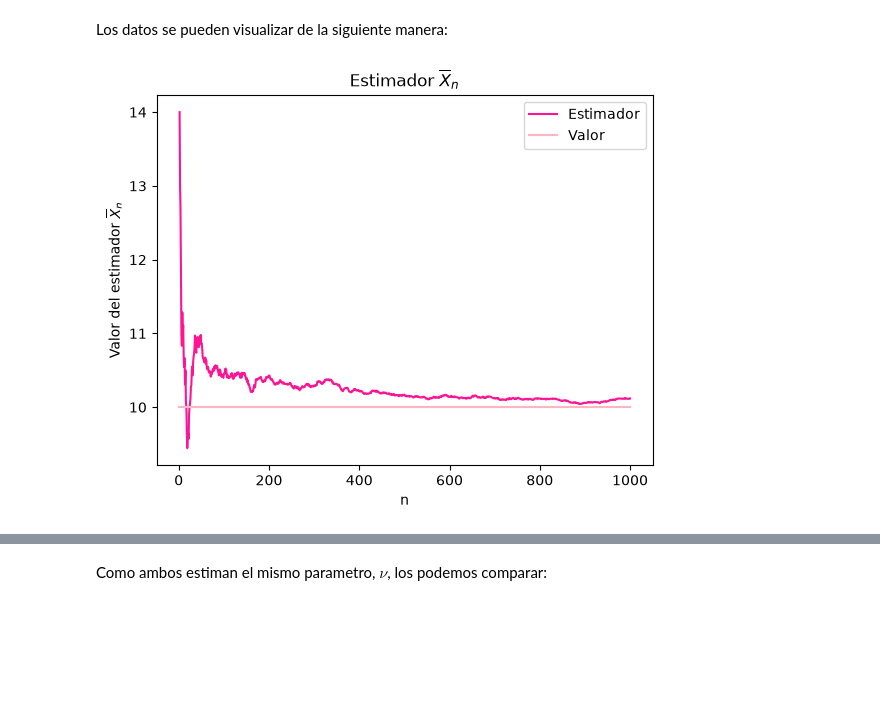
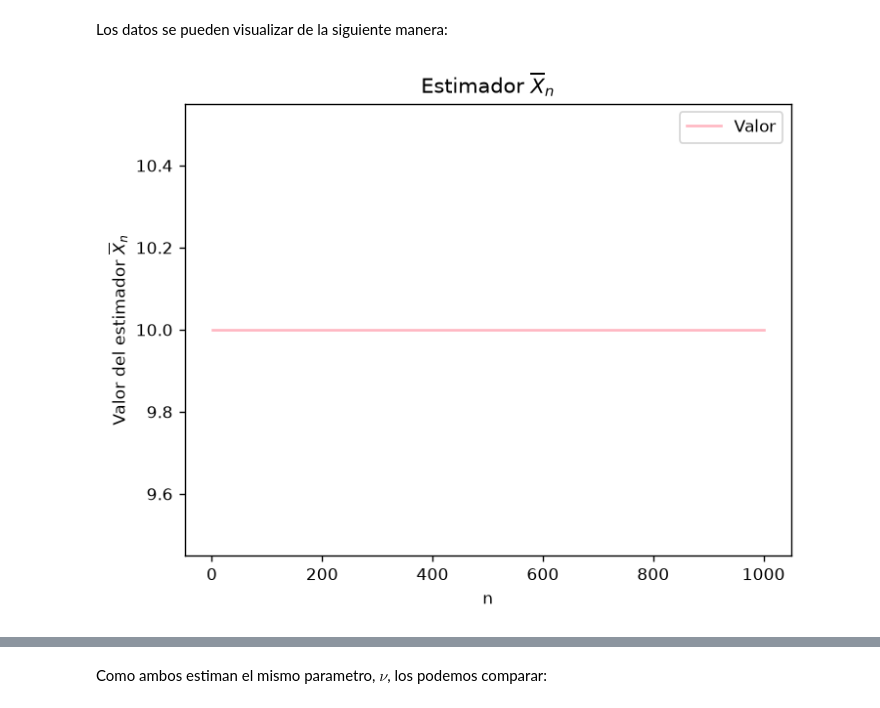
Before and after one commit to benjitabravocarvajal-spec/Tarea-1-estadistica, a Jupyter notebook: notebooks/tarea_1_parte_2.ipynb, the cells around one changed output, grey strips where cells are left out. Drawn from its saved outputs; the diff is of its cells as text; code cells hidden in the pictures; blank space fills up the shorter version.

```diff
--- a/notebooks/tarea_1_parte_2.ipynb
+++ b/notebooks/tarea_1_parte_2.ipynb
@@ -41,18 +37,18 @@ Los datos se pueden visualizar de la siguiente manera:
 # %%
 cantidad= np.arange(1, n +1)
 
 nu= np.full(n,10)
 
-plt.plot(cantidad, med_poiss, color="deeppink",label="Estimador")
+
 plt.plot(cantidad, nu, color="lightpink",label="Valor")
 plt.xlabel("n")
 plt.ylabel("Valor del estimador $\overline{X}_n$")
 plt.title("Estimador $\overline{X}_n$")
 plt.legend()
 plt.savefig("results/estimador_media_muestral_poiss.png")
 plt.show()
 # %% [output]
-[figure, old version]
+[figure, new version]
 # %%
 plt.plot(cantidad, var_poiss, color="deeppink",label="Estimador")
 plt.plot(cantidad, nu, color="lightpink",label="Valor")
```
Also changed, not shown: parts of 21 cells of this notebook.
